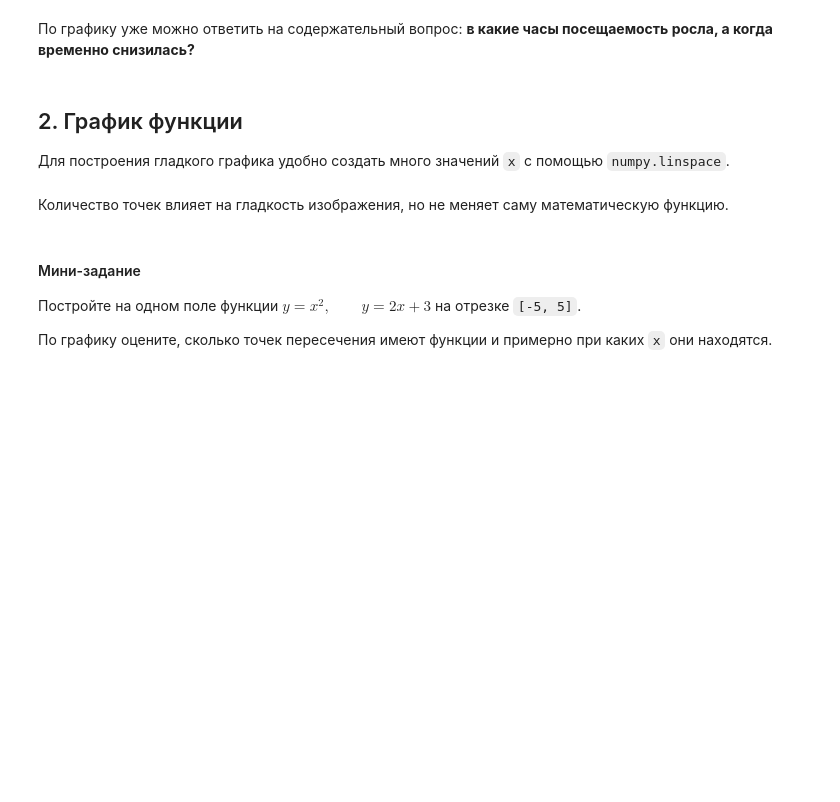
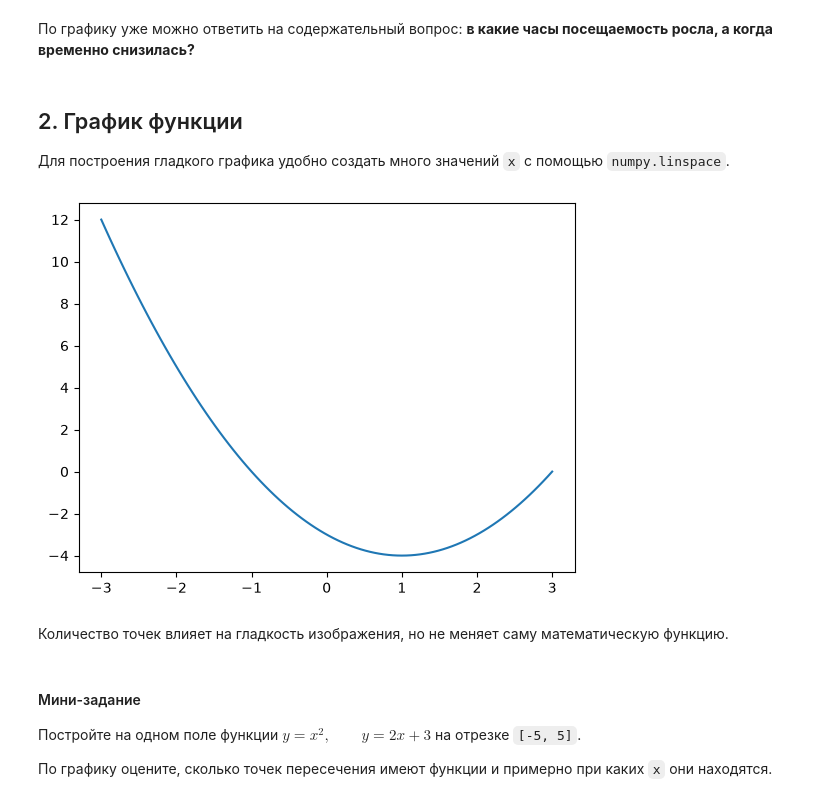
Before and after one commit to idkisl/PythonCourse_2026, a Jupyter notebook: 08/Лекция/lecture_8_matplotlib.ipynb, the cells around one changed output. Cells and saved outputs as stored; diff of their text form; code cells hidden in the pictures; blank space fills up the shorter version.

```diff
--- a/08/Лекция/lecture_8_matplotlib.ipynb
+++ b/08/Лекция/lecture_8_matplotlib.ipynb
@@ -21,11 +25,13 @@ plt.show()
 ## 2. График функции
 Для построения гладкого графика удобно создать много значений `x` с помощью `numpy.linspace`.
 # %%
-x = np.linspace(-3, 3, 300)
-y = x**2 - 2*x - 3
+x = np.linspace(-3, 3, 100)
+y = x ** 2 - 2 * x - 3
 
 plt.plot(x, y)
 plt.show()
+# %% [output]
+[figure, added]
 # %% [markdown]
 Количество точек влияет на гладкость изображения, но не меняет саму математическую функцию.
 # %% [markdown]
```
Also changed, not shown: parts of 19 cells of this notebook, 7 other files.
